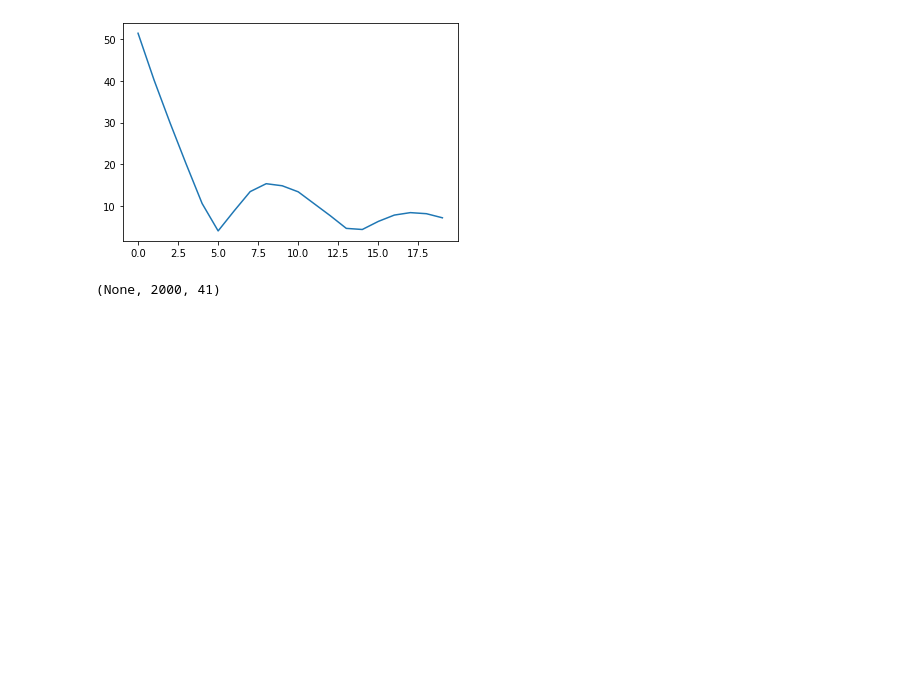
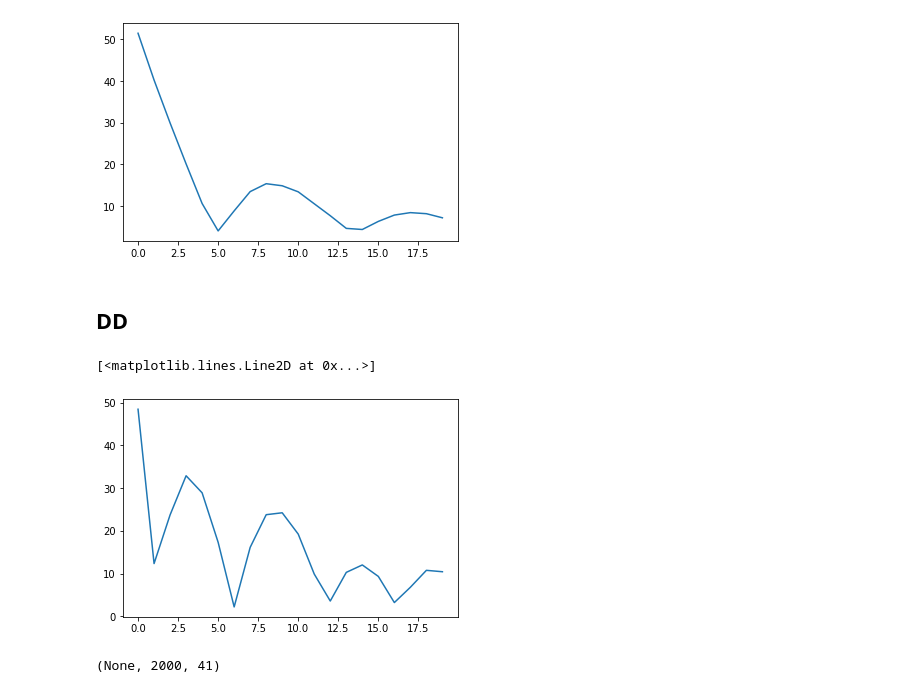
Before and after one commit to aicam/GBNN, a Jupyter notebook: Notebooks/Entropy/Data_collection.ipynb, the cells around one changed output. Saved outputs shown, nothing was run; the diff lists cells and outputs as text; code cells hidden in the pictures; blank space fills up the shorter version.

```diff
--- a/Notebooks/Entropy/Data_collection.ipynb
+++ b/Notebooks/Entropy/Data_collection.ipynb
@@ -245,10 +253,0 @@ for i, pdb in enumerate(list(PDBs.keys())):
-# %%
-sample_x_atoms = X[:10]
-for i in range(len(sample_x_atoms)):
-    if sample_x_atoms[i].shape[0] < 2000:
-        new_list = sample_x_atoms[i].tolist()
-        for j in range(2000 - sample_x_atoms[i].shape[0]):
-            new_list.append([0.0]*41)
-#         new_list.append(np.concatenate((info[i], [0]*65)))
-        sample_x_atoms[i] = np.array(new_list)
-sample_x_atoms = np.array(sample_x_atoms)
@@ -263,4 +253,0 @@ C:\Users\arisheh\PycharmProjects\GBNN\PGGCN
-# %%
-physics_info = []
-for i in range(len(X_train)):
-    physics_info.append(X_train[i][0][38:])
@@ -390,6 +365,14 @@ plt.plot(hist.history['loss'])
 # %% [output]
 [<matplotlib.lines.Line2D at 0x...>]
 [figure]
+# %% [markdown]
+## DD
+# %%
+import matplotlib.pyplot as plt
+plt.plot(hist.history['loss'])
+# %% [output]
+[<matplotlib.lines.Line2D at 0x...>]
+[figure, added]
 # %%
 m.predict(X_test)
 # %% [output]
```
Also changed, not shown: parts of 13 cells of this notebook.
